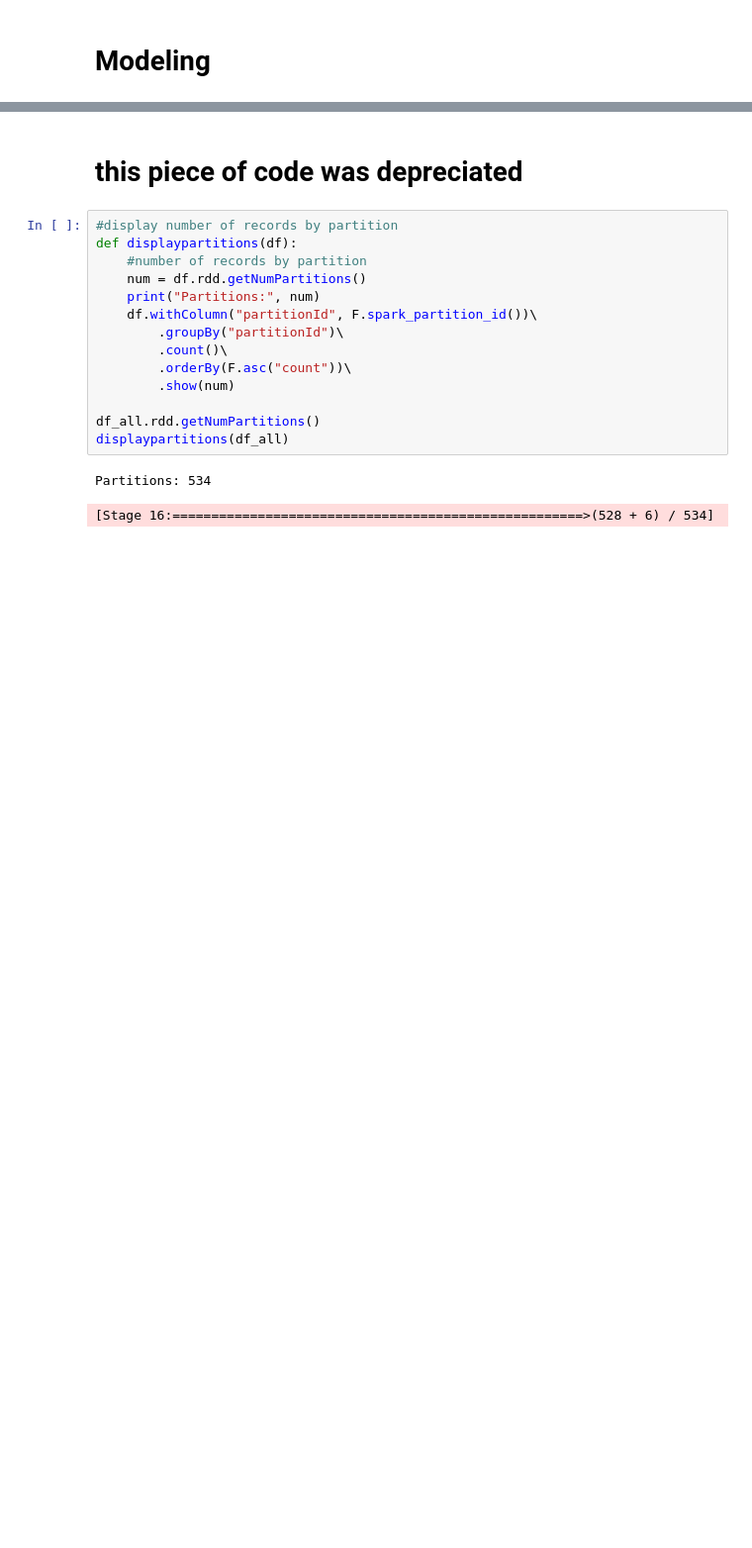
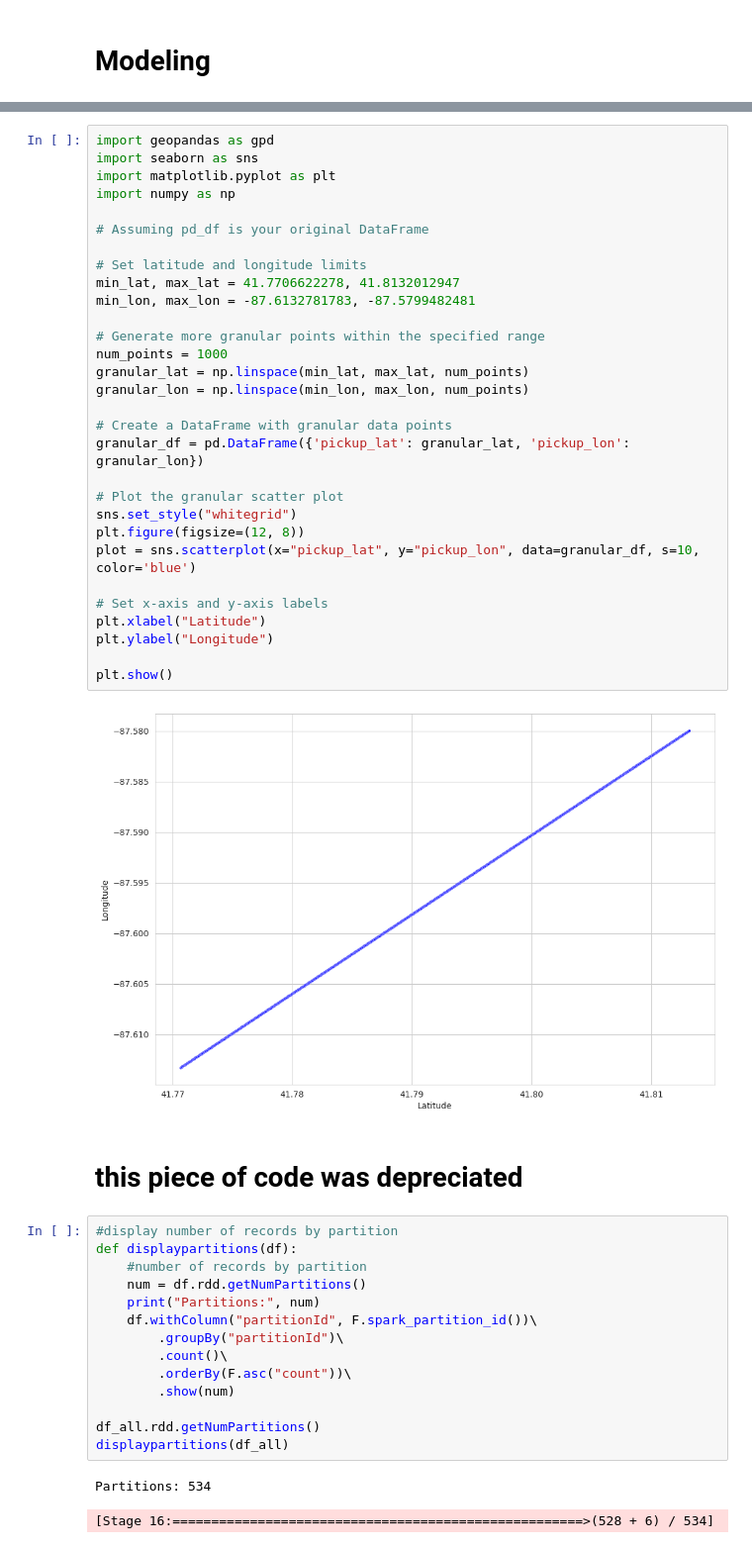
Before and after one commit to hvpachisia/uchicago-lyft-rideshare, a Jupyter notebook: dbscan.ipynb, the cells around one changed output, grey strips where cells are left out. Shown at 99% size. Saved outputs shown, nothing was run; the diff lists cells and outputs as text; blank space fills up the shorter version.

```diff
--- a/dbscan.ipynb
+++ b/dbscan.ipynb
@@ -233,3 +381,35 @@ only showing top 20 rows
+# %%
+import geopandas as gpd
+import seaborn as sns
+import matplotlib.pyplot as plt
+import numpy as np
+
+# Assuming pd_df is your original DataFrame
+
+# Set latitude and longitude limits
+min_lat, max_lat = 41.7706622278, 41.8132012947
+min_lon, max_lon = -87.6132781783, -87.5799482481
+
+# Generate more granular points within the specified range
+num_points = 1000
+granular_lat = np.linspace(min_lat, max_lat, num_points)
+granular_lon = np.linspace(min_lon, max_lon, num_points)
+
+# Create a DataFrame with granular data points
+granular_df = pd.DataFrame({'pickup_lat': granular_lat, 'pickup_lon': granular_lon})
+
+# Plot the granular scatter plot
+sns.set_style("whitegrid")
+plt.figure(figsize=(12, 8))
+plot = sns.scatterplot(x="pickup_lat", y="pickup_lon", data=granular_df, s=10, color='blue')
+
+# Set x-axis and y-axis labels
+plt.xlabel("Latitude")
+plt.ylabel("Longitude")
+
+plt.show()
+# %% [output]
+[figure, added]
 # %% [markdown]
 # this piece of code was depreciated
 # %%
```
Also changed, not shown: parts of 24 cells of this notebook.
